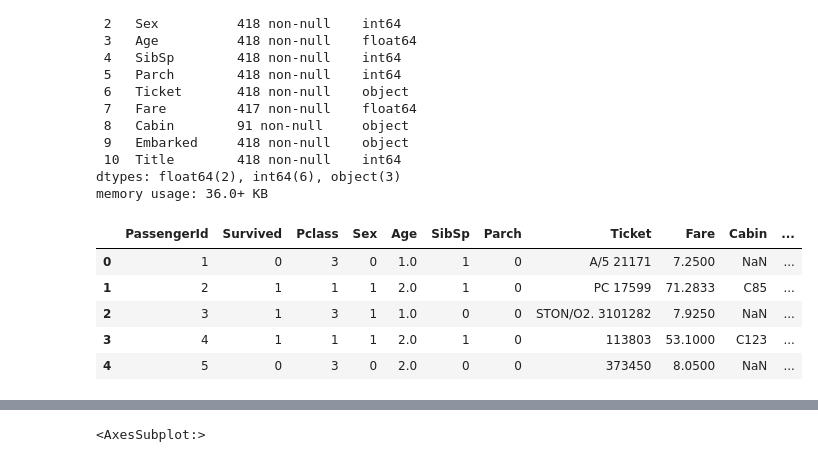
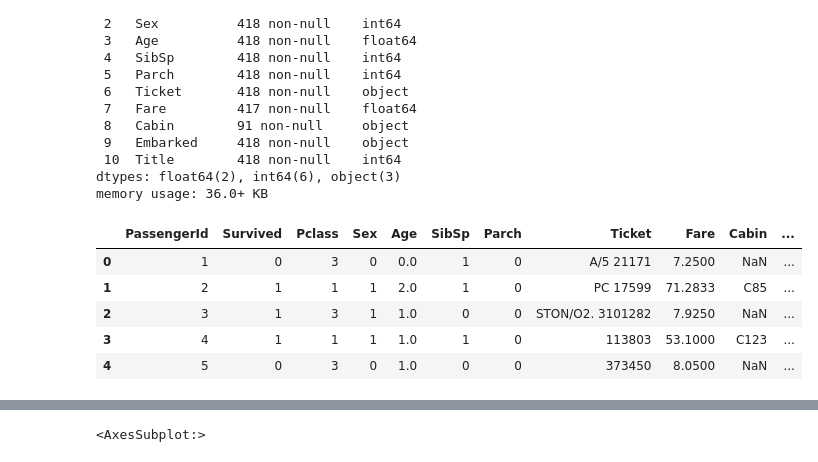
Before and after one commit to Megalajeyapal/Titanic_surviver_prediction, a Jupyter notebook: titanic-surviver-prediction-2.ipynb, the cells around one changed output, grey strips where cells are left out. Cells and saved outputs as stored; diff of their text form; code cells hidden in the pictures.

```diff
--- a/titanic-surviver-prediction-2.ipynb
+++ b/titanic-surviver-prediction-2.ipynb
@@ -213,7 +214,7 @@ Name: Title, dtype: int64
 # %%
 title_mapping = {"Mr": 0, "Miss": 1, "Mrs": 2,
                  "Master": 0, "Dr": 3, "Rev": 3, "Col": 3, "Major": 0, "Mlle": 3,"Countess": 3,
-                 "Ms": 1, "Lady": 1, "Jonkheer": 3, "Don": 3, "Dona" : 3, "Mme": 3,"Capt": 3,"Sir": 0 }
+                 "Ms": 1, "Lady": 1, "Jonkheer": 3, "Don": 3, "Dona" : 3, "Mme": 2,"Capt": 3,"Sir": 0 }
 for data in training_testing_data:
     data['Title'] = data['Title'].map(title_mapping)
 # %%
@@ -285,7 +286,7 @@ training.head(10)
 | 9 | 10 | 1 | 2 | 1 | 14.0 | 1 | 0 | 237736 | 30.0708 | NaN | ... |
 # %%
 #filling Age missing values with median of title
-training["Age"].fillna(training.groupby("Title")["Age"].transform("median"), inplace=True)
-testing["Age"].fillna(testing.groupby("Title")["Age"].transform("median"), inplace=True)
+training["Age"].fillna(training.groupby("Title")["Age"].transform("mean"), inplace=True)
+testing["Age"].fillna(testing.groupby("Title")["Age"].transform("mean"), inplace=True)
 # %%
 training.head(30)
@@ -348,19 +349,19 @@ dtypes: float64(2), int64(6), object(3)
 memory usage: 36.0+ KB
 # %%
 for data in training_testing_data:
-    data.loc[ data['Age'] <= 20, 'Age'] = 0
-    data.loc[(data['Age'] > 20) & (data['Age'] <= 30), 'Age'] = 1
-    data.loc[(data['Age'] > 30) & (data['Age'] <= 40), 'Age'] = 2
-    data.loc[(data['Age'] > 40) & (data['Age'] <= 60), 'Age'] = 3
+    data.loc[ data['Age'] <= 25, 'Age'] = 0
+    data.loc[(data['Age'] > 25) & (data['Age'] <= 35), 'Age'] = 1
+    data.loc[(data['Age'] > 35) & (data['Age'] <= 45), 'Age'] = 2
+    data.loc[(data['Age'] > 45) & (data['Age'] <= 60), 'Age'] = 3
     data.loc[ data['Age'] > 60, 'Age']=4
 training.head()
 # %% [output]
 |  | PassengerId | Survived | Pclass | Sex | Age | SibSp | Parch | Ticket | Fare | Cabin | ... |
-| 0 | 1 | 0 | 3 | 0 | 1.0 | 1 | 0 | A/5 21171 | 7.2500 | NaN | ... |
+| 0 | 1 | 0 | 3 | 0 | 0.0 | 1 | 0 | A/5 21171 | 7.2500 | NaN | ... |
 | 1 | 2 | 1 | 1 | 1 | 2.0 | 1 | 0 | PC 17599 | 71.2833 | C85 | ... |
 | 2 | 3 | 1 | 3 | 1 | 1.0 | 0 | 0 | STON/O2. 3101282 | 7.9250 | NaN | ... |
-| 3 | 4 | 1 | 1 | 1 | 2.0 | 1 | 0 | 113803 | 53.1000 | C123 | ... |
-| 4 | 5 | 0 | 3 | 0 | 2.0 | 0 | 0 | 373450 | 8.0500 | NaN | ... |
+| 3 | 4 | 1 | 1 | 1 | 1.0 | 1 | 0 | 113803 | 53.1000 | C123 | ... |
+| 4 | 5 | 0 | 3 | 0 | 1.0 | 0 | 0 | 373450 | 8.0500 | NaN | ... |
 # %%
 bar_chart('Age')
 # %% [output]
```
Also changed, not shown: parts of 51 cells of this notebook.
